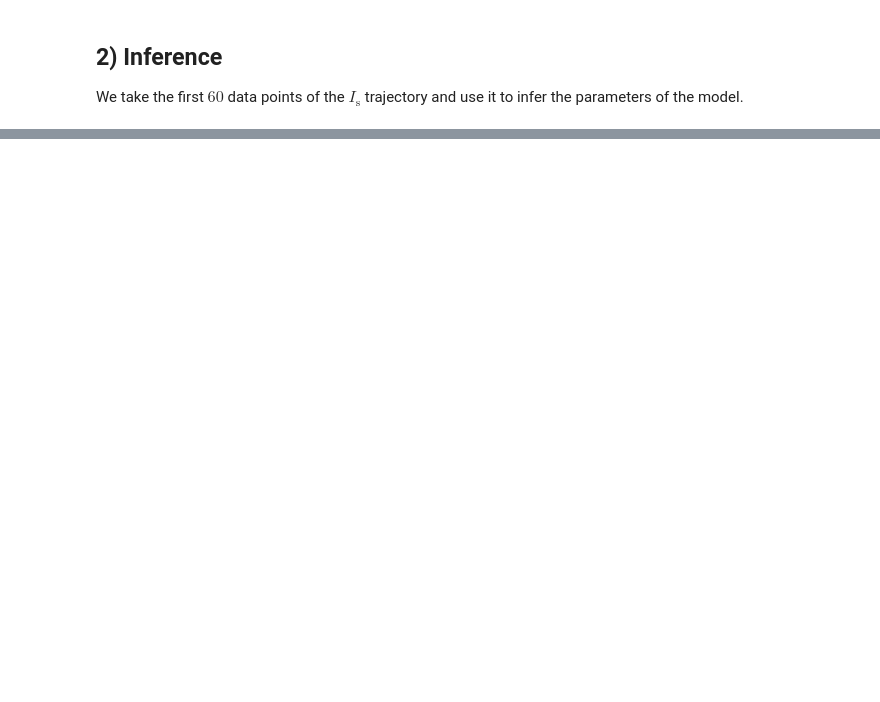
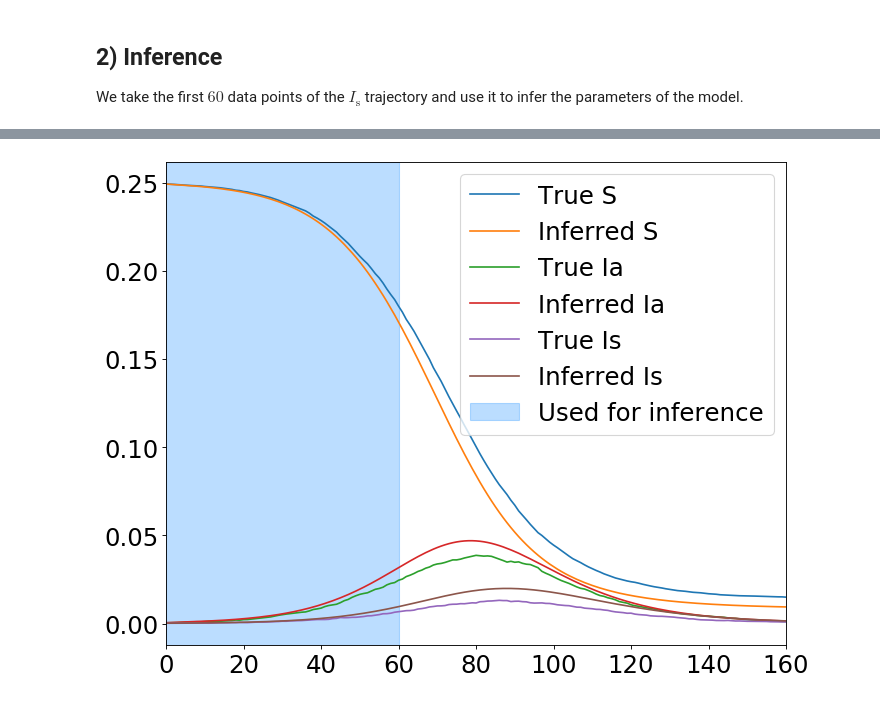
Before and after one commit to rajeshrinet/pyross, a Jupyter notebook: examples/inference/ex06_inference_latent_SEIR.ipynb, the cells around one changed output, grey strips where cells are left out. Cells and saved outputs as stored; diff of their text form; code cells hidden in the pictures; blank space fills up the shorter version.

```diff
--- a/examples/inference/ex06_inference_latent_SEIR.ipynb
+++ b/examples/inference/ex06_inference_latent_SEIR.ipynb
@@ -223,0 +249,25 @@ print((params[5:]*N).astype('int'))
+# %%
+# plot the guessed trajectory and the true trajectory
+estimator.set_params(best_estimates)
+det_model = estimator.make_det_model(best_estimates)
+partial_inits = params[len(param_keys):]
+x0 = estimator.fill_initial_conditions(partial_inits, obs[0], init_fltr, fltr)
+estimator.set_det_method('LSODA') # use more stable solver to integrate over the whole traj
+x_det = estimator.integrate(x0, 0, Tf, Nf, det_model, contactMatrix)
+x = np.load('latent_SEIR_traj.npy').astype('float')/N
+fig = plt.figure(num=None, figsize=(10, 8), dpi=80, facecolor='w', edgecolor='k')
+plt.rcParams.update({'font.size': 22})
+plt.plot(x[:,0], label='True S')
+plt.plot(x_det[:, 0], label='Inferred S')
+plt.plot(x[:,1*M], label='True Ia')
+plt.plot(x_det[:, 1*M], label='Inferred Ia')
+plt.plot(x[:,2*M], label='True Is')
+plt.plot(x_det[:, 2*M], label='Inferred Is')
+plt.axvspan(0, Tf_inference,
+           label='Used for inference',
+           alpha=0.3, color='dodgerblue')
+plt.xlim([0, Tf])
+plt.legend()
+plt.show()
+# %% [output]
+[figure, added]
```
Also changed, not shown: parts of 5 cells of this notebook, 2 other files.
